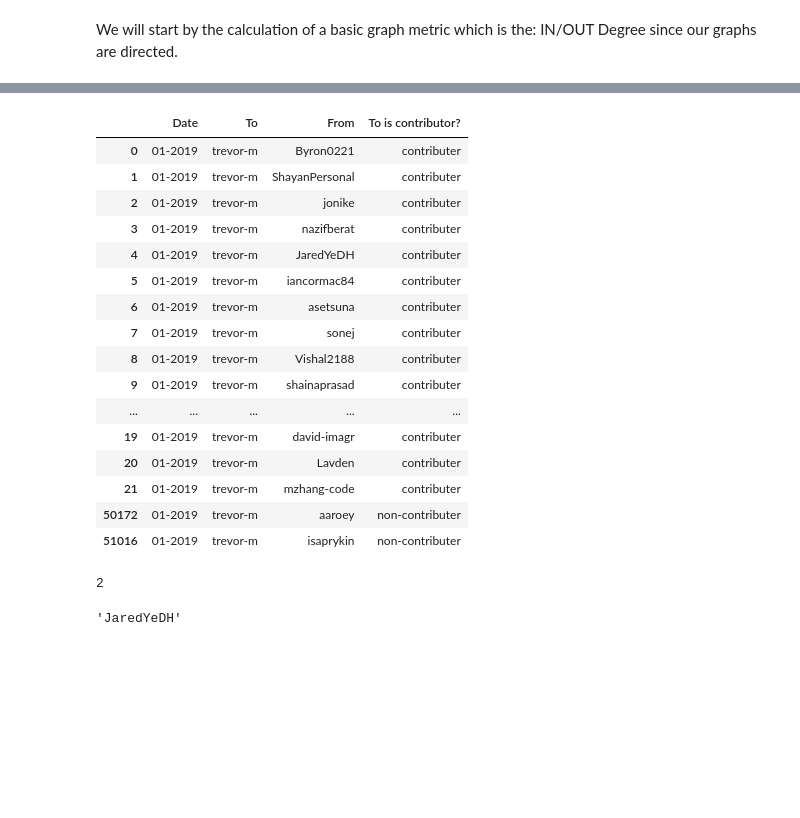
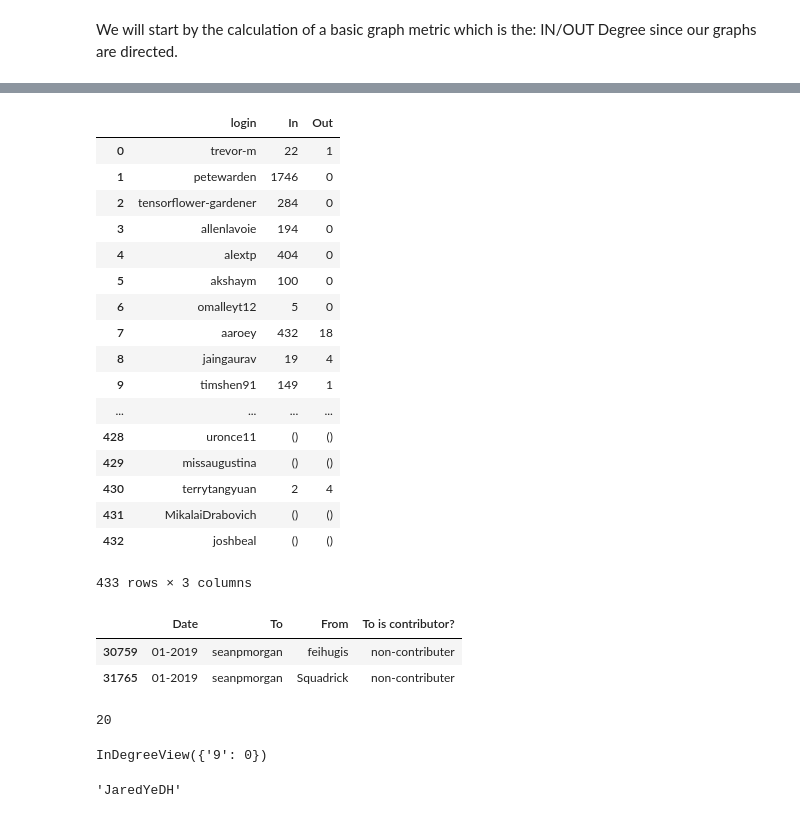
Before and after one commit to YoussefEssDS/Social-network-mining-and-analysis, a Jupyter notebook: GitHub-Mining & SNA.ipynb, the cells around one changed output, grey strips where cells are left out. Drawn from its saved outputs; the diff is of its cells as text; code cells hidden in the pictures; blank space fills up the shorter version.

```diff
--- a/GitHub-Mining & SNA.ipynb
+++ b/GitHub-Mining & SNA.ipynb
@@ -385,27 +416,39 @@ list(followship_data_frame['To']).count('trevor-m')
+# %%
+DegreesJan=getDegrees(GJan)
+DegreesJan
+# %% [output]
+|  | login | In | Out |
+| 0 | trevor-m | 22 | 1 |
+| 1 | petewarden | 1746 | 0 |
+| 2 | tensorflower-gardener | 284 | 0 |
+| 3 | allenlavoie | 194 | 0 |
+| 4 | alextp | 404 | 0 |
+| 5 | akshaym | 100 | 0 |
+| 6 | omalleyt12 | 5 | 0 |
+| 7 | aaroey | 432 | 18 |
+| 8 | jaingaurav | 19 | 4 |
+| 9 | timshen91 | 149 | 1 |
+| ... | ... | ... | ... |
+| 428 | uronce11 | () | () |
+| 429 | missaugustina | () | () |
+| 430 | terrytangyuan | 2 | 4 |
+| 431 | MikalaiDrabovich | () | () |
+| 432 | joshbeal | () | () |
+433 rows × 3 columns
 # %%
-followship_data_frame.loc[(followship_data_frame['To']=='trevor-m') & (followship_data_frame['Date']=='01-2019')]
+followship_data_frame.loc[(followship_data_frame['To']=='seanpmorgan') & (followship_data_frame['Date']=='01-2019') ]
 # %% [output]
 |  | Date | To | From | To is contributor? |
-| 0 | 01-2019 | trevor-m | Byron0221 | contributer |
-| 1 | 01-2019 | trevor-m | ShayanPersonal | contributer |
-| 2 | 01-2019 | trevor-m | jonike | contributer |
-| 3 | 01-2019 | trevor-m | nazifberat | contributer |
-| 4 | 01-2019 | trevor-m | JaredYeDH | contributer |
-| 5 | 01-2019 | trevor-m | iancormac84 | contributer |
-| 6 | 01-2019 | trevor-m | asetsuna | contributer |
-| 7 | 01-2019 | trevor-m | sonej | contributer |
-| 8 | 01-2019 | trevor-m | Vishal2188 | contributer |
-| 9 | 01-2019 | trevor-m | shainaprasad | contributer |
-| ... | ... | ... | ... | ... |
-| 19 | 01-2019 | trevor-m | david-imagr | contributer |
-| 20 | 01-2019 | trevor-m | Lavden | contributer |
-| 21 | 01-2019 | trevor-m | mzhang-code | contributer |
-| 50172 | 01-2019 | trevor-m | aaroey | non-contributer |
-| 51016 | 01-2019 | trevor-m | isaprykin | non-contributer |
+| 30759 | 01-2019 | seanpmorgan | feihugis | non-contributer |
+| 31765 | 01-2019 | seanpmorgan | Squadrick | non-contributer |
+# %%
+len(followship_data_frame.loc[(followship_data_frame['From']=='silfverstrom')])
+# %% [output]
+20
 # %%
-GJan.in_degree('trevor-m')
+GJan.in_degree('chrisyeh96')
 # %% [output]
-2
+InDegreeView({'9': 0})
 # %%
 followship_data_frame.loc[followship_data_frame.index==i,'From'].get_values()[0]
 # %% [output]
```
Also changed, not shown: parts of 10 cells of this notebook.
